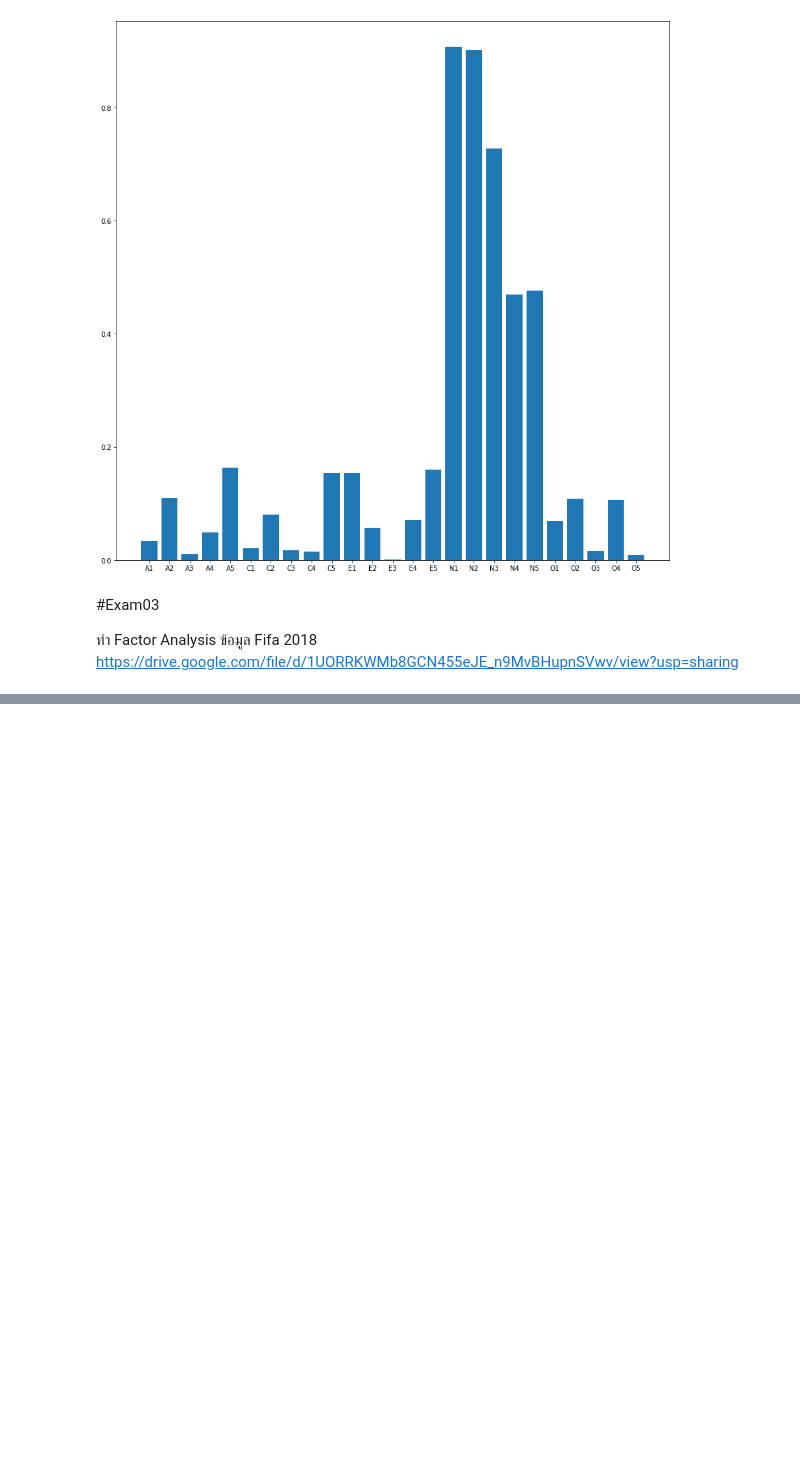
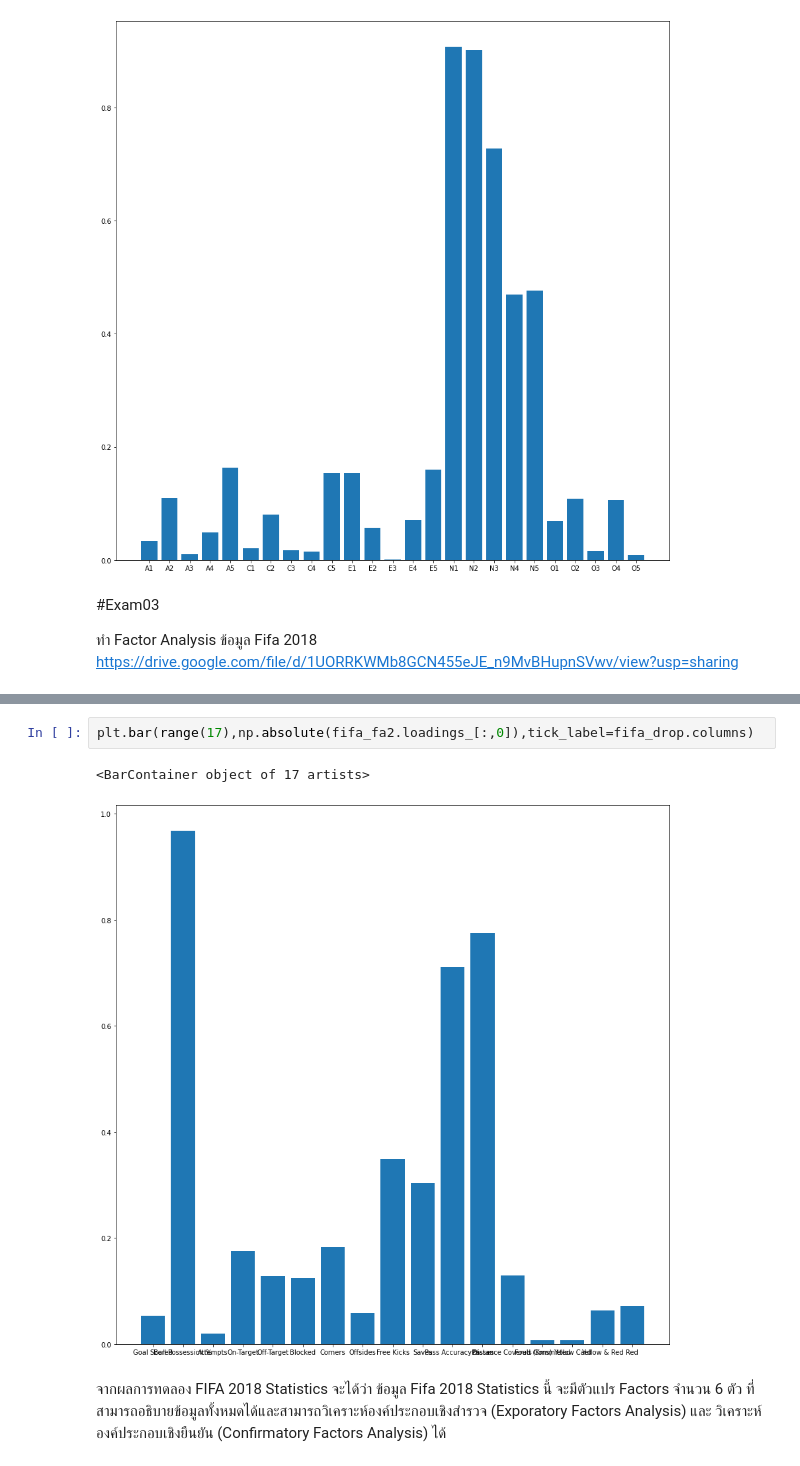
Before and after one commit to Wikanes-k/multivariate, a Jupyter notebook: Chapter_5_Factor_Analysis.ipynb, the cells around one changed output, grey strips where cells are left out. Saved outputs shown, nothing was run; the diff lists cells and outputs as text; blank space fills up the shorter version.

```diff
--- a/Chapter_5_Factor_Analysis.ipynb
+++ b/Chapter_5_Factor_Analysis.ipynb
@@ -221,0 +378,7 @@ plt.bar(range(25),np.absolute(fa2.loadings_[:,0]),tick_label=BFI_data_dropped.co
+# %%
+plt.bar(range(17),np.absolute(fifa_fa2.loadings_[:,0]),tick_label=fifa_drop.columns)
+# %% [output]
+<BarContainer object of 17 artists>
+[figure, added]
+# %% [markdown]
+จากผลการทดลอง FIFA 2018 Statistics จะได้ว่า ข้อมูล Fifa 2018 Statistics นี้ จะมีตัวแปร Factors จำนวน 6 ตัว ที่สามารถอธิบายข้อมูลทั้งหมดได้และสามารถวิเคราะห์องค์ประกอบเชิงสำรวจ (Exporatory Factors Analysis) และ วิเคราะห์องค์ประกอบเชิงยืนยัน (Confirmatory Factors Analysis) ได้
```
Also changed, not shown: parts of 34 cells of this notebook.
